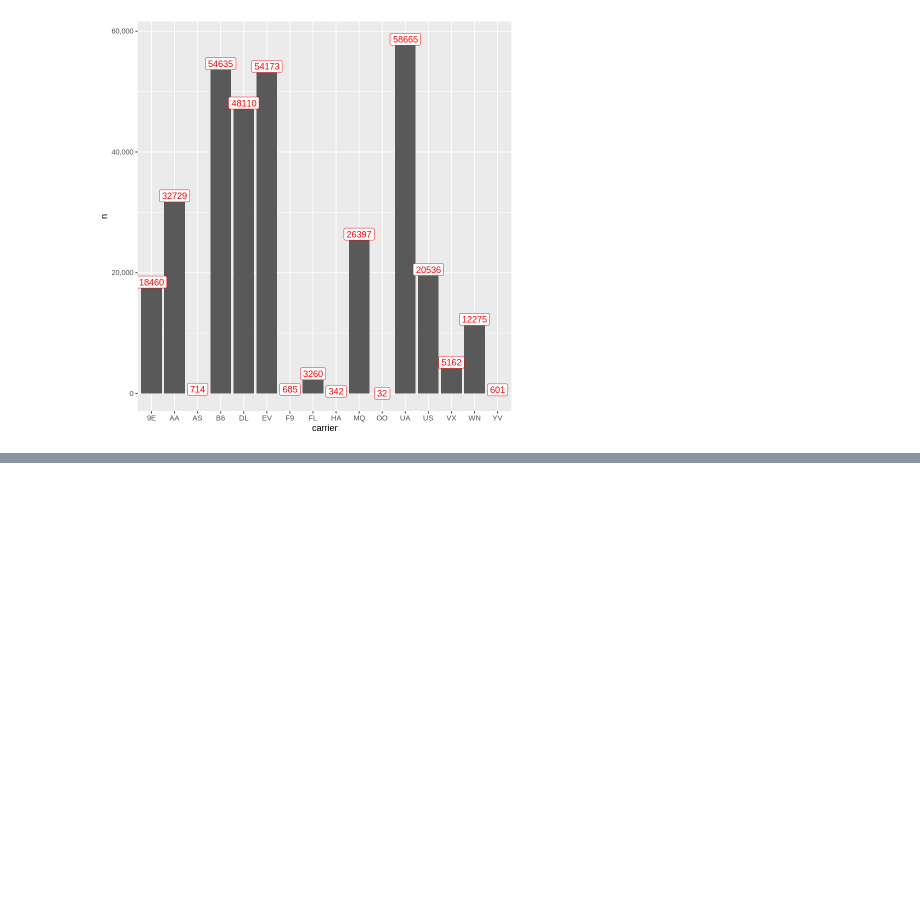
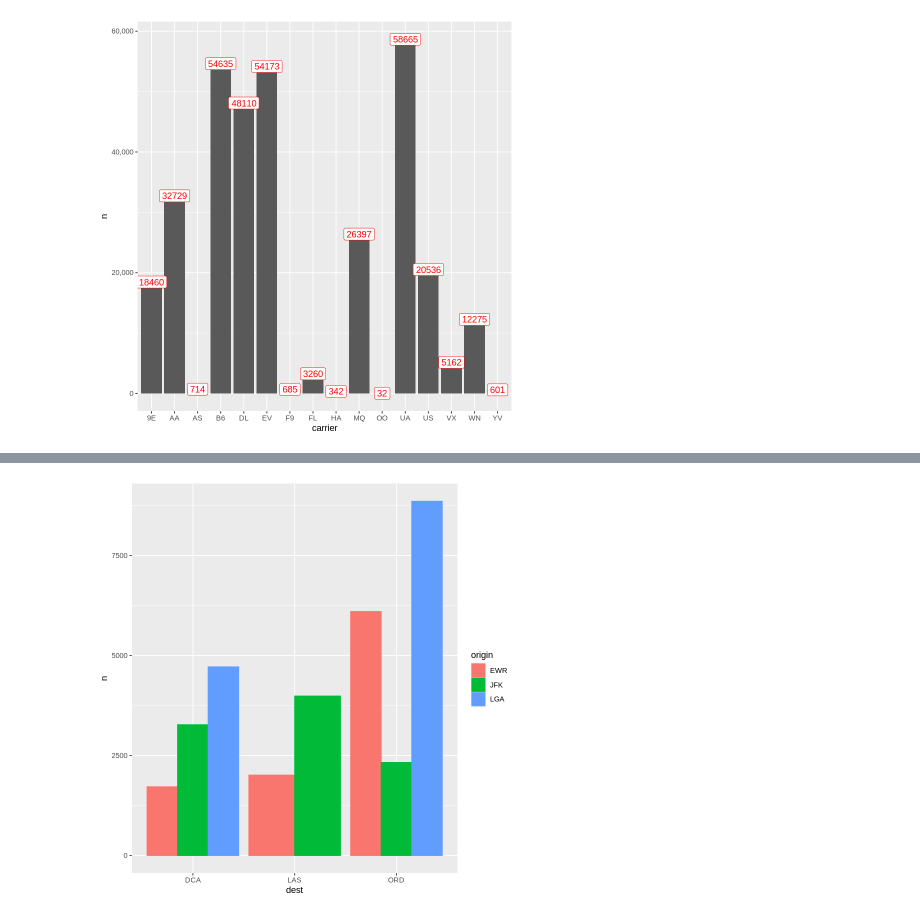
Before and after one commit to majorquev/DBDC_202406_Programacion_en_R_para_ciencia_de_datos, a Jupyter notebook: Clases/C5/00_Ejemplos_adicionales_ggplot2.ipynb, the cells around one changed output, grey strips where cells are left out. Drawn from its saved outputs; the diff is of its cells as text; code cells hidden in the pictures; blank space fills up the shorter version.

```diff
--- a/Clases/C5/00_Ejemplos_adicionales_ggplot2.ipynb
+++ b/Clases/C5/00_Ejemplos_adicionales_ggplot2.ipynb
@@ -153,0 +257,8 @@ vuelos_carrier %>%
+# %%
+g2 <- aux %>%
+        ggplot() +
+        aes(x = dest, y = n, color = origin, fill = origin ) %>%
+        geom_bar(stat = "identity", position = "dodge") # dodge barplot
+g2
+# %% [output]
+[figure, added]
```
Also changed, not shown: parts of 12 cells of this notebook.
